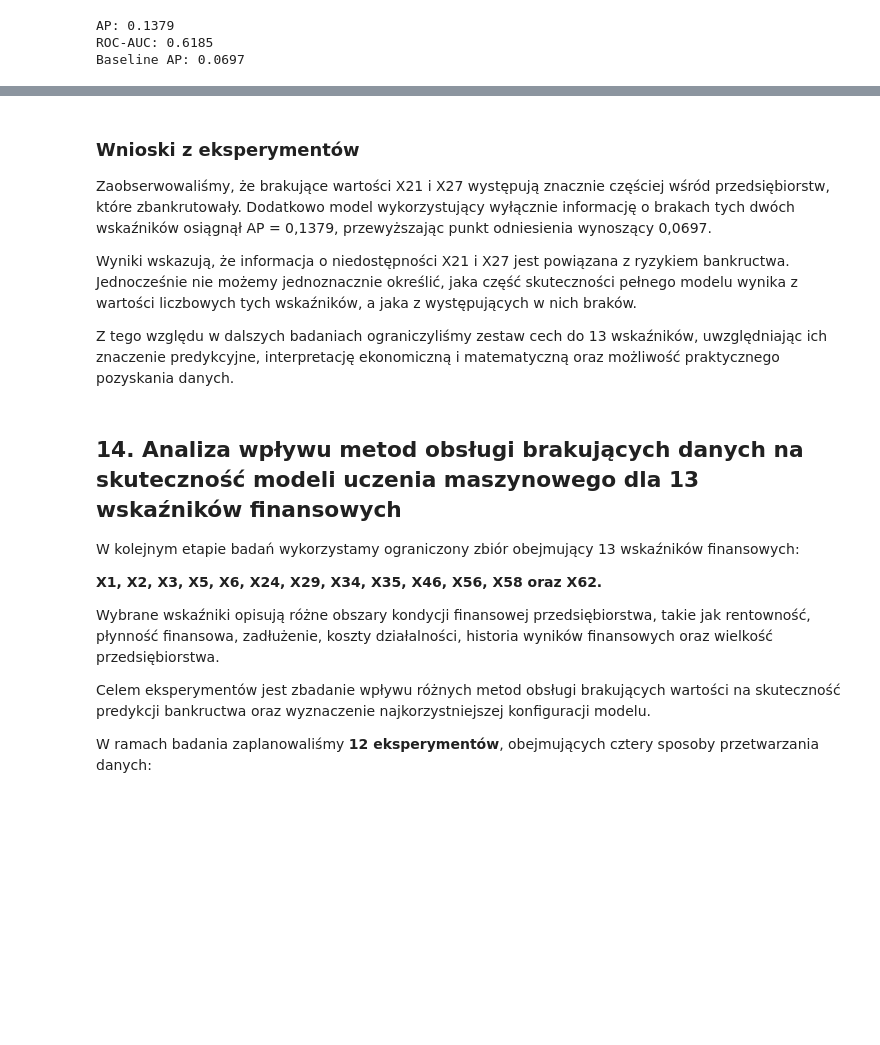
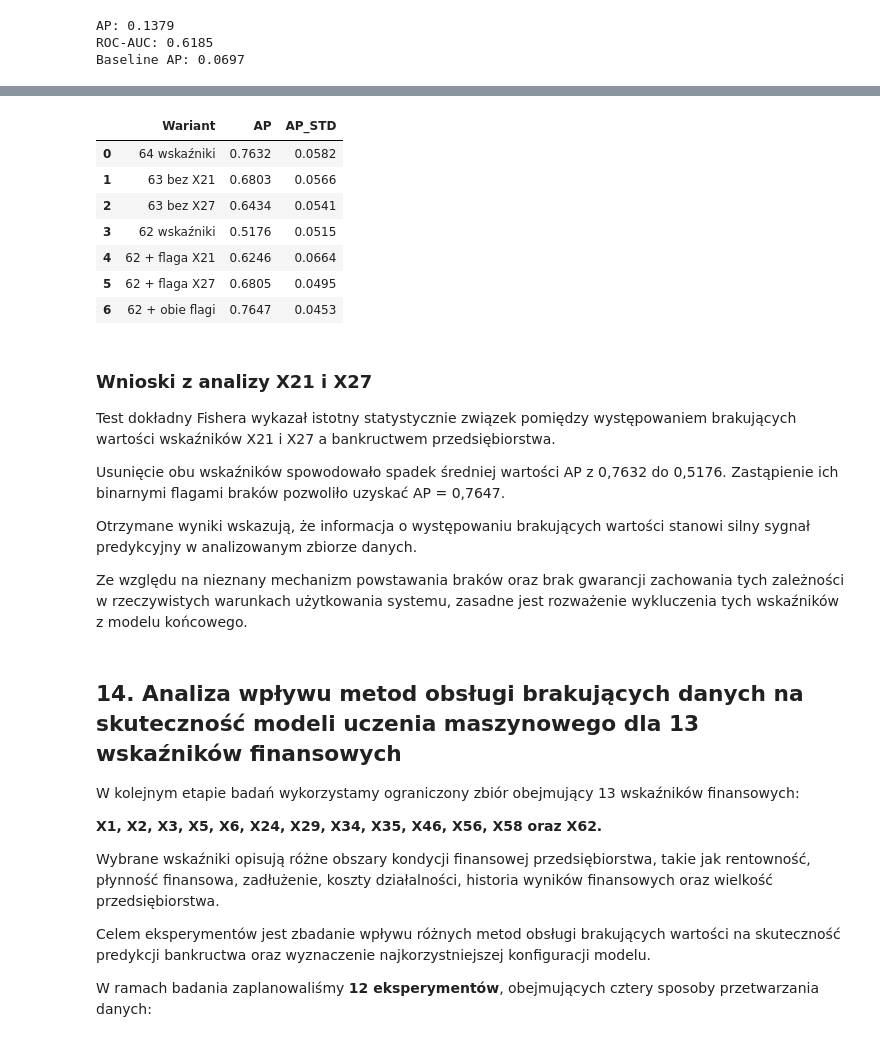
Before and after one commit to marczyz/Projekt_inzynierski-main, a Jupyter notebook: Bankructwo Polskie firmy/modele/Porownanie_4_modeli_ML_64_wskazniki.ipynb, the cells around one changed output, grey strips where cells are left out. Saved outputs shown, nothing was run; the diff lists cells and outputs as text; code cells hidden in the pictures; blank space fills up the shorter version.

Commit message:
analiza wskaźników 21 i 27

```diff
--- a/Bankructwo Polskie firmy/modele/Porownanie_4_modeli_ML_64_wskazniki.ipynb
+++ b/Bankructwo Polskie firmy/modele/Porownanie_4_modeli_ML_64_wskazniki.ipynb
@@ -372,11 +421,64 @@ Baseline AP: 0.0697
+# %%
+X62 = X_train.drop(columns=["X21", "X27"])
+flagi = X_train[["X21", "X27"]].isna().astype(int)
+flagi.columns = ["M21", "M27"]
+
+warianty = {
+    "64 wskaźniki": X_train,
+    "63 bez X21": X_train.drop(columns="X21"),
+    "63 bez X27": X_train.drop(columns="X27"),
+    "62 wskaźniki": X62,
+    "62 + flaga X21": X62.join(flagi[["M21"]]),
+    "62 + flaga X27": X62.join(flagi[["M27"]]),
+    "62 + obie flagi": X62.join(flagi)
+}
+
+wyniki = []
+
+for nazwa, X in warianty.items():
+    s = cross_validate(
+        clone(modele["XGBoost"]),
+        X, y_train,
+        cv=cv,
+        scoring="average_precision"
+    )
+
+    wyniki.append({
+        "Wariant": nazwa,
+        "AP": s["test_score"].mean(),
+        "AP_STD": s["test_score"].std()
+    })
+
+display(pd.DataFrame(wyniki).round(4))
+# %% [output]
+|  | Wariant | AP | AP_STD |
+| 0 | 64 wskaźniki | 0.7632 | 0.0582 |
+| 1 | 63 bez X21 | 0.6803 | 0.0566 |
+| 2 | 63 bez X27 | 0.6434 | 0.0541 |
+| 3 | 62 wskaźniki | 0.5176 | 0.0515 |
+| 4 | 62 + flaga X21 | 0.6246 | 0.0664 |
+| 5 | 62 + flaga X27 | 0.6805 | 0.0495 |
+| 6 | 62 + obie flagi | 0.7647 | 0.0453 |
 # %% [markdown]
-### Wnioski z eksperymentów
+### Wnioski z analizy X21 i X27
 
-Zaobserwowaliśmy, że brakujące wartości X21 i X27 występują znacznie częściej wśród przedsiębiorstw, które zbankrutowały. Dodatkowo model wykorzystujący wyłącznie informację o brakach tych dwóch wskaźników osiągnął AP = 0,1379, przewyższając punkt odniesienia wynoszący 0,0697.
+Test dokładny Fishera wykazał istotny statystycznie
+związek pomiędzy występowaniem brakujących wartości
+wskaźników X21 i X27 a bankructwem przedsiębiorstwa.
 
-Wyniki wskazują, że informacja o niedostępności X21 i X27 jest powiązana z ryzykiem bankructwa. Jednocześnie nie możemy jednoznacznie określić, jaka część skuteczności pełnego modelu wynika z wartości liczbowych tych wskaźników, a jaka z występujących w nich braków.
+Usunięcie obu wskaźników spowodowało spadek średniej
+wartości AP z 0,7632 do 0,5176. Zastąpienie ich
+binarnymi flagami braków pozwoliło uzyskać AP = 0,7647.
 
-Z tego względu w dalszych badaniach ograniczyliśmy zestaw cech do 13 wskaźników, uwzględniając ich znaczenie predykcyjne, interpretację ekonomiczną i matematyczną oraz możliwość praktycznego pozyskania danych.
+Otrzymane wyniki wskazują, że informacja o występowaniu
+brakujących wartości stanowi silny sygnał predykcyjny
+w analizowanym zbiorze danych.
+
+Ze względu na nieznany mechanizm powstawania braków
+oraz brak gwarancji zachowania tych zależności
+w rzeczywistych warunkach użytkowania systemu,
+zasadne jest rozważenie wykluczenia tych wskaźników
+z modelu końcowego.
 # %% [markdown]
 ## 14. Analiza wpływu metod obsługi brakujących danych na skuteczność modeli uczenia maszynowego dla 13 wskaźników finansowych
 
```
Also changed, not shown: parts of 5 cells of this notebook.
